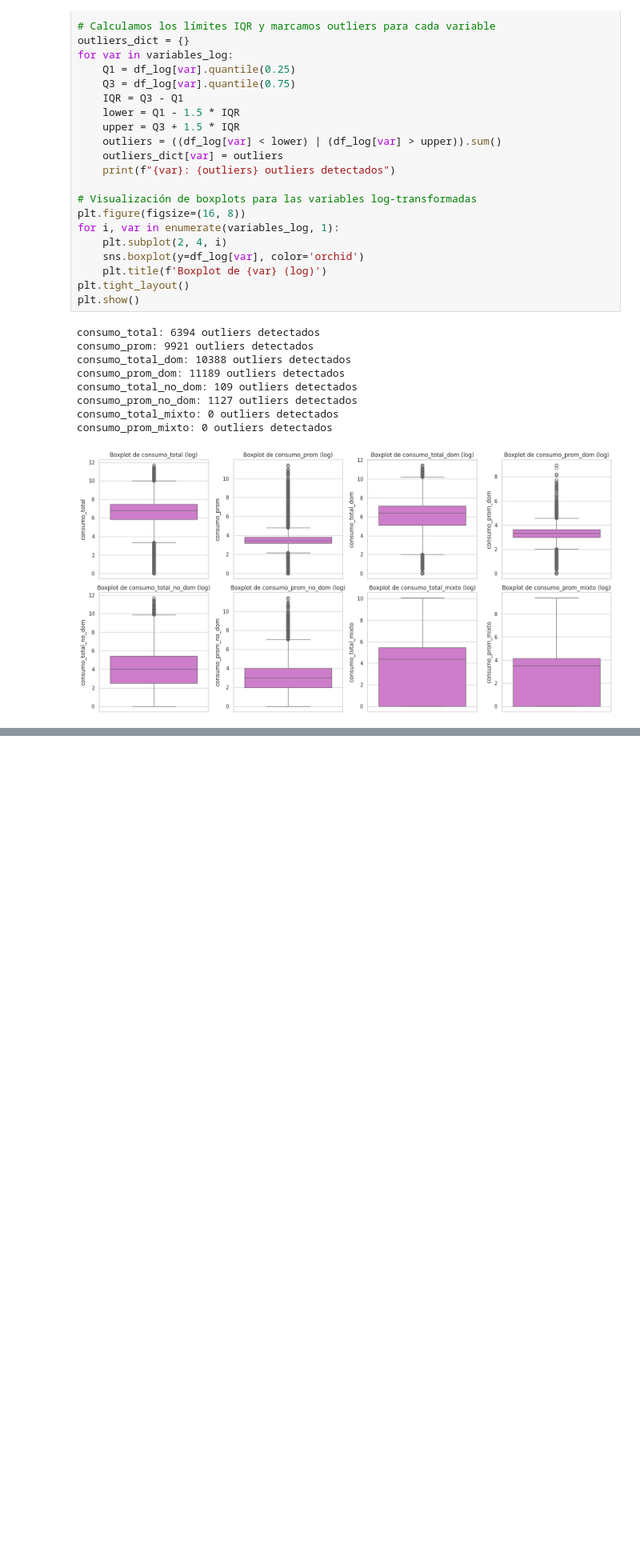
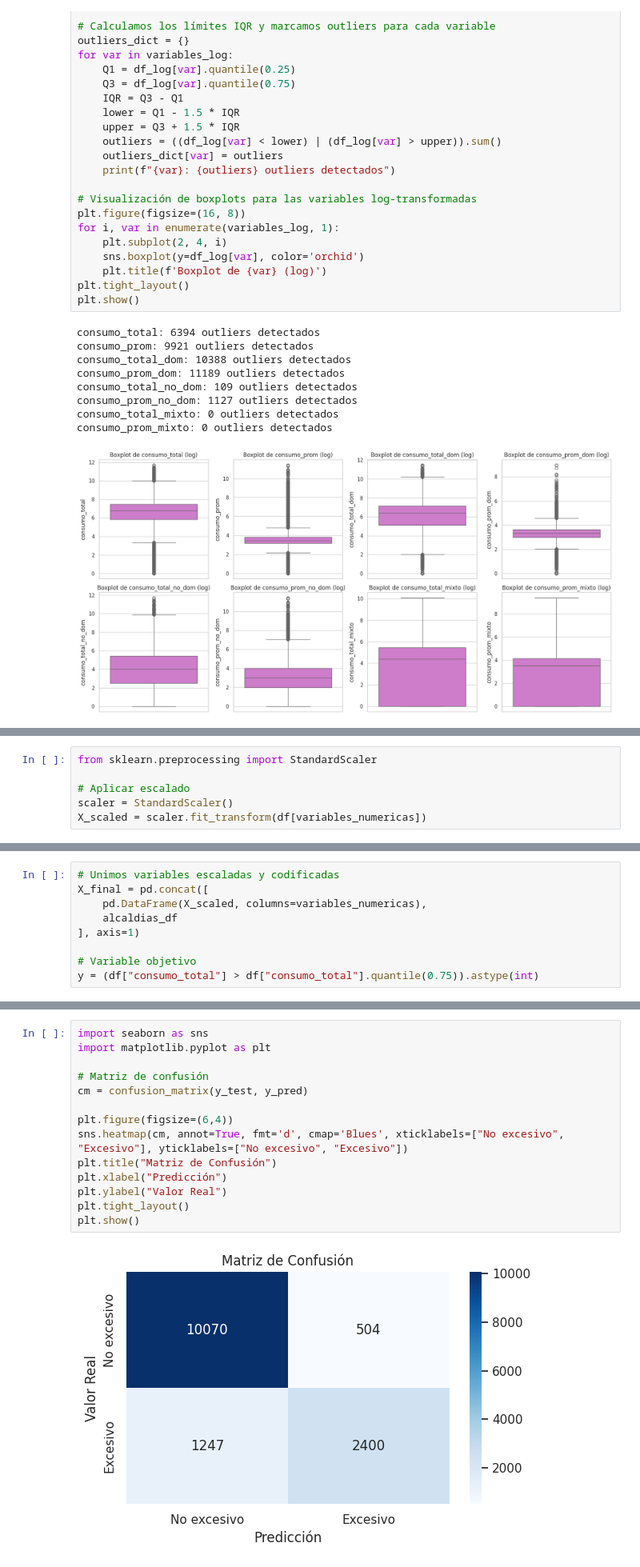
Before and after one commit to StephMonjaraz/multidomain-data-analysis, a Jupyter notebook: notebooks/03_consumo_agua.ipynb, the cells around one changed output, grey strips where cells are left out. Shown at 80% size. Drawn from its saved outputs; the diff is of its cells as text; blank space fills up the shorter version.

```diff
--- a/notebooks/03_consumo_agua.ipynb
+++ b/notebooks/03_consumo_agua.ipynb
@@ -485,0 +500,6 @@ consumo_prom_mixto: 0 outliers detectados
+# %%
+from sklearn.preprocessing import StandardScaler
+
+# Aplicar escalado
+scaler = StandardScaler()
+X_scaled = scaler.fit_transform(df[variables_numericas])
@@ -485,0 +516,9 @@ consumo_prom_mixto: 0 outliers detectados
+# %%
+# Unimos variables escaladas y codificadas
+X_final = pd.concat([
+    pd.DataFrame(X_scaled, columns=variables_numericas),
+    alcaldias_df
+], axis=1)
+
+# Variable objetivo
+y = (df["consumo_total"] > df["consumo_total"].quantile(0.75)).astype(int)
@@ -485,0 +640,16 @@ consumo_prom_mixto: 0 outliers detectados
+# %%
+import seaborn as sns
+import matplotlib.pyplot as plt
+
+# Matriz de confusión
+cm = confusion_matrix(y_test, y_pred)
+
+plt.figure(figsize=(6,4))
+sns.heatmap(cm, annot=True, fmt='d', cmap='Blues', xticklabels=["No excesivo", "Excesivo"], yticklabels=["No excesivo", "Excesivo"])
+plt.title("Matriz de Confusión")
+plt.xlabel("Predicción")
+plt.ylabel("Valor Real")
+plt.tight_layout()
+plt.show()
+# %% [output]
+[figure, added]
```
Also changed, not shown: parts of 21 cells of this notebook, 2 other files.
